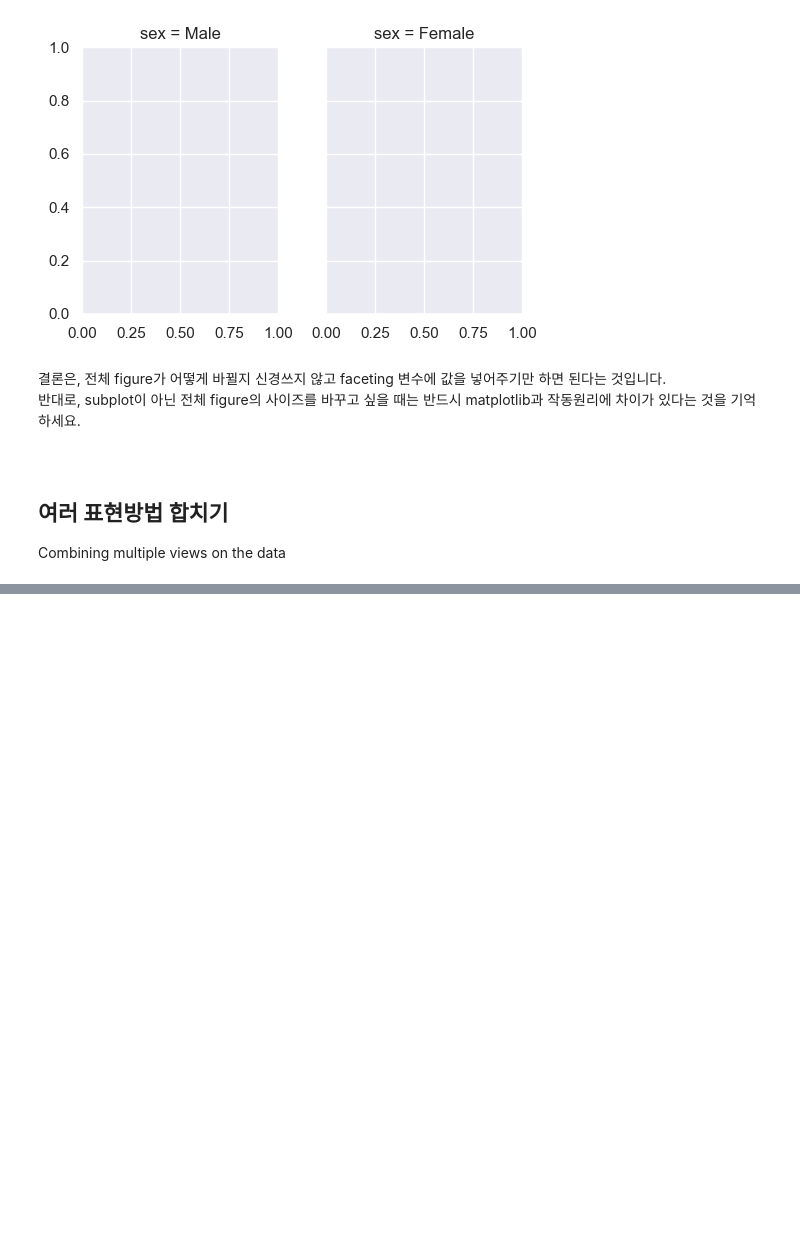
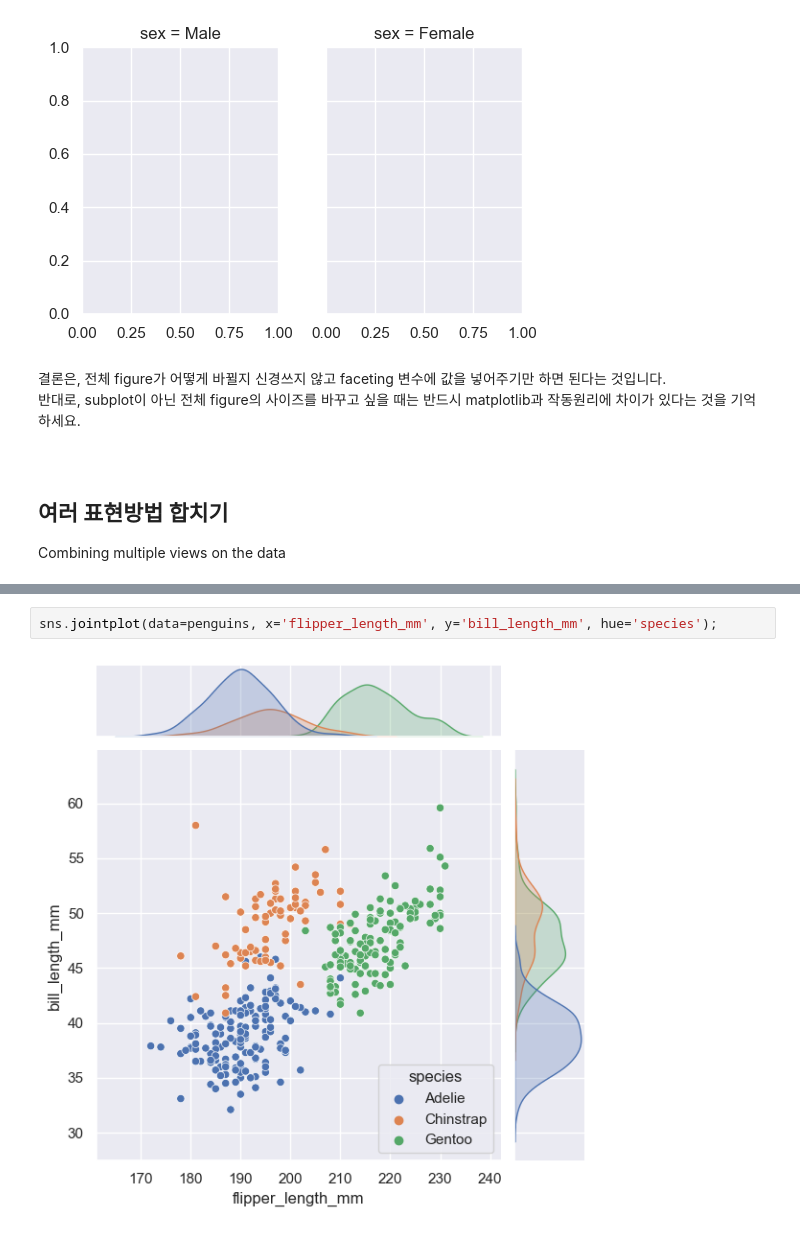
Before and after one commit to kjmn1105/Seaborn-Tuorial, a Jupyter notebook: 2_API Overview.ipynb, the cells around one changed output, grey strips where cells are left out. Cells and saved outputs as stored; diff of their text form; blank space fills up the shorter version.

```diff
--- a/2_API Overview.ipynb
+++ b/2_API Overview.ipynb
@@ -176,0 +177,4 @@ Combining multiple views on the data
+# %%
+sns.jointplot(data=penguins, x='flipper_length_mm', y='bill_length_mm', hue='species');
+# %% [output]
+[figure, added]
```
Also changed, not shown: parts of 6 cells of this notebook.
